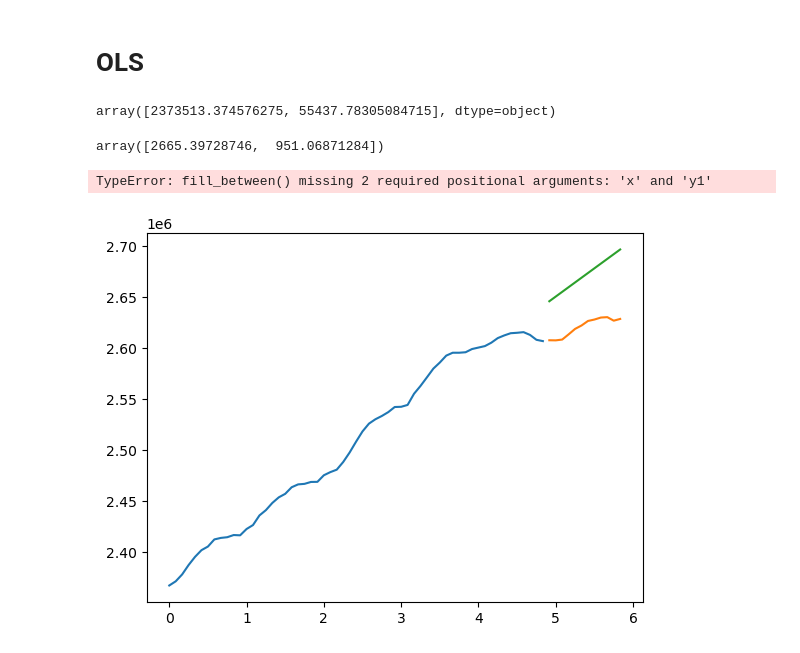
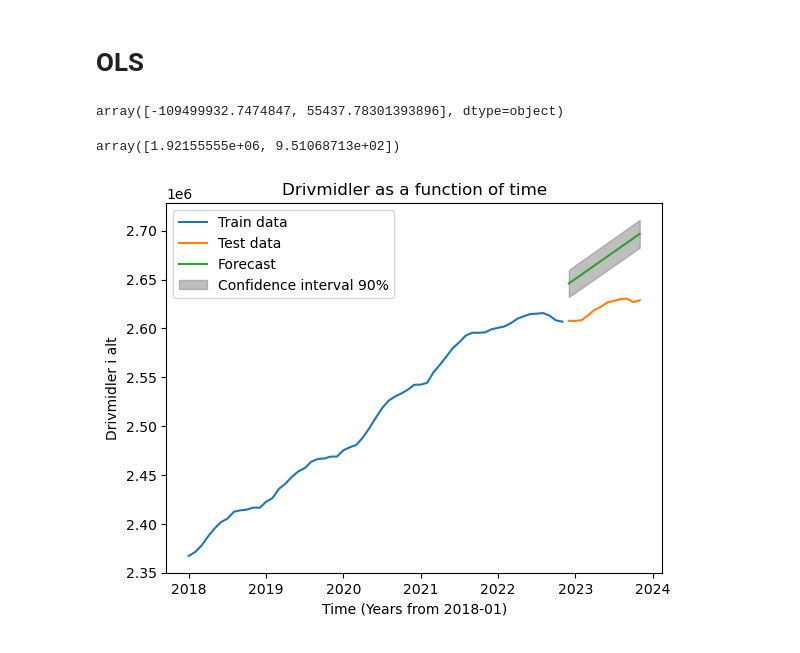
Before and after one commit to markusOlsen1/timeseries, a Jupyter notebook: assignment_1/Code.ipynb, the cells around one changed output. Saved outputs shown, nothing was run; the diff lists cells and outputs as text; code cells hidden in the pictures.

```diff
--- a/assignment_1/Code.ipynb
+++ b/assignment_1/Code.ipynb
@@ -12,7 +12,7 @@ list_of_drive = data_train.iloc[1].values
 # Create new column with time variable:
 list_of_drive = list_of_drive[1:]
 
-time = np.array([0+1/12 * i for i in range(0, len(list_of_drive))])
+time = np.array([2018+1/12 * i for i in range(0, len(list_of_drive))])
 # %%
 
 plt.plot(time,list_of_drive)
@@ -39,7 +39,7 @@ beta = np.linalg.inv(time_inter.T @ time_inter) @ time_inter.T @ data
 # %%
 beta
 # %% [output]
-array([2373513.374576275, 55437.78305084715], dtype=object)
+array([-109499932.7474847, 55437.78301393896], dtype=object)
 # %%
 # estimate the errors of the parameters:
 
@@ -57,7 +57,7 @@ std_beta = np.sqrt(np.diag(var_beta))
 
 std_beta
 # %% [output]
-array([2665.39728746,  951.06871284])
+array([1.92155555e+06, 9.51068713e+02])
 # %%
 # forecaset of the drivmidler
 x_forecase = np.array([np.max(time)+1/12*i for i in range (1, 13)])
@@ -85,13 +80,14 @@ y_forecast_upper = np.asarray(y_forecase_upper, dtype=float)
 # %%
 # plot the forecast data with the old data:
+x_values = x_forecase[:,1]
 plt.plot(time,list_of_drive)
 plt.plot(x_values,data_test)
-plt.plot(x_values,y_forase)
-plt.fill_between([1,2],1+ color='gray', alpha=0.5)
-plt.legend(["Train data",'Test data','Forecast','Confidence interval'])
+plt.plot(x_values,y_forecase)
+plt.fill_between(x_values,list(y_forecase_lower),list(y_forecase_upper), color='gray', alpha=0.5)
+plt.legend(["Train data",'Test data','Forecast','Confidence interval 90%'])
 plt.xlabel('Time (Years from 2018-01)')
 plt.ylabel('Drivmidler i alt')
 plt.title('Drivmidler as a function of time')
+plt.savefig('forecastOLS.png')
 # %% [output]
-TypeError: fill_between() missing 2 required positional arguments: 'x' and 'y1'
-[figure, old version]
+[figure, new version]
```
Also changed, not shown: parts of 13 cells of this notebook.
